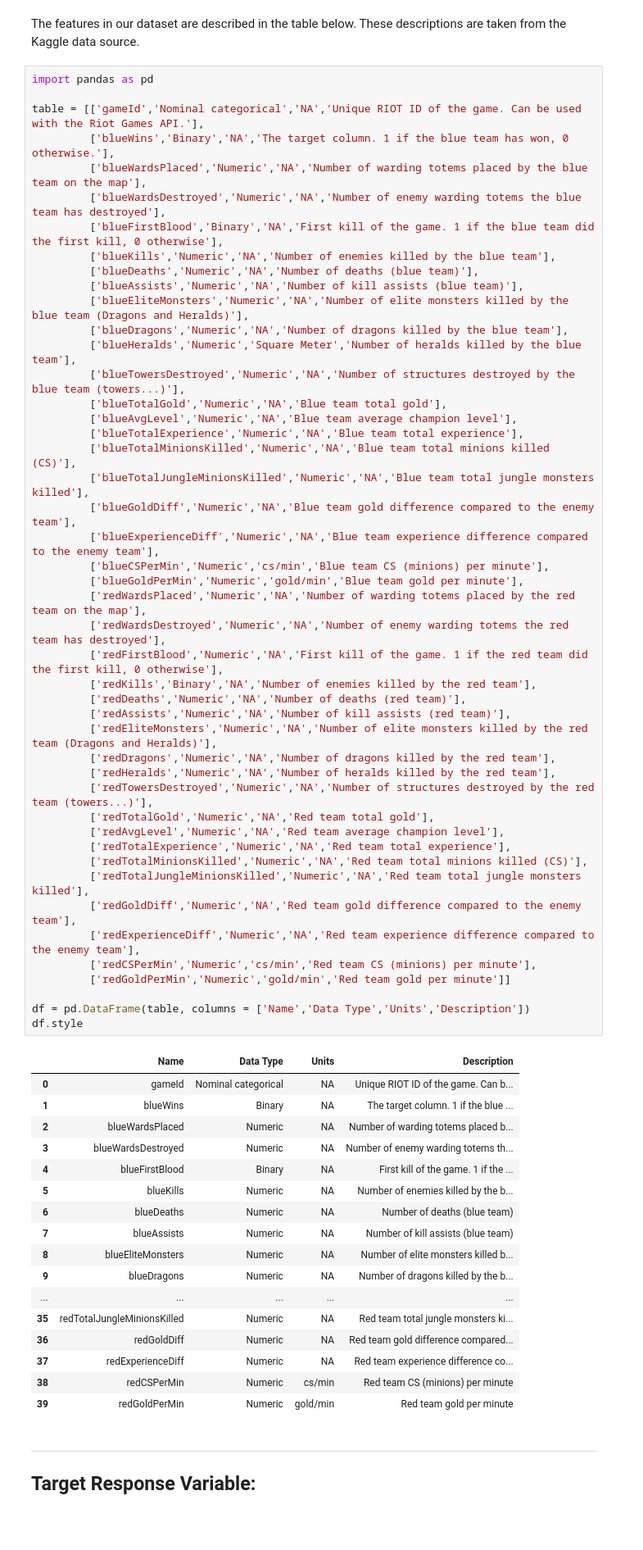
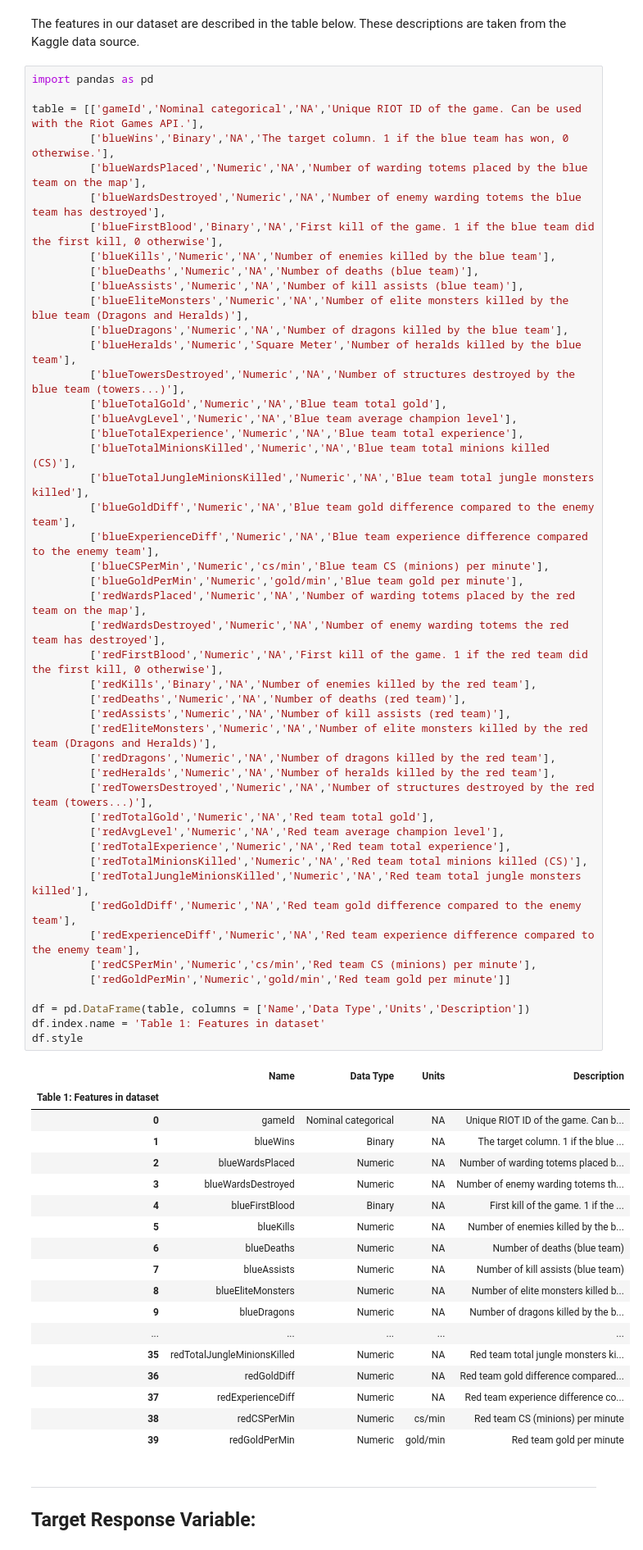
Before and after one commit to angelocarasig/lol_diamond_ranked_analysis, a Jupyter notebook: League of Legends Diamond Ranked Game Analysis.ipynb, the cells around one changed output. Shown: that part at 82% size. Cells and saved outputs as stored; diff of their text form; blank space fills up the shorter version.

```diff
--- a/League of Legends Diamond Ranked Game Analysis.ipynb
+++ b/League of Legends Diamond Ranked Game Analysis.ipynb
@@ -78,33 +78,35 @@ table = [['gameId','Nominal categorical','NA','Unique RIOT ID of the game. Can b
          ['blueTotalMinionsKilled','Numeric','NA','Blue team total minions killed (CS)'],
          ['blueTotalJungleMinionsKilled','Numeric','NA','Blue team total jungle monsters killed'],
          ['blueGoldDiff','Numeric','NA','Blue team gold difference compared to the enemy team'],
          ['blueExperienceDiff','Numeric','NA','Blue team experience difference compared to the enemy team'],
          ['blueCSPerMin','Numeric','cs/min','Blue team CS (minions) per minute'],
          ['blueGoldPerMin','Numeric','gold/min','Blue team gold per minute'],
          ['redWardsPlaced','Numeric','NA','Number of warding totems placed by the red team on the map'],
          ['redWardsDestroyed','Numeric','NA','Number of enemy warding totems the red team has destroyed'],
          ['redFirstBlood','Numeric','NA','First kill of the game. 1 if the red team did the first kill, 0 otherwise'],
          ['redKills','Binary','NA','Number of enemies killed by the red team'],
          ['redDeaths','Numeric','NA','Number of deaths (red team)'],
          ['redAssists','Numeric','NA','Number of kill assists (red team)'],
          ['redEliteMonsters','Numeric','NA','Number of elite monsters killed by the red team (Dragons and Heralds)'],
          ['redDragons','Numeric','NA','Number of dragons killed by the red team'],
          ['redHeralds','Numeric','NA','Number of heralds killed by the red team'],
          ['redTowersDestroyed','Numeric','NA','Number of structures destroyed by the red team (towers...)'],
          ['redTotalGold','Numeric','NA','Red team total gold'],
          ['redAvgLevel','Numeric','NA','Red team average champion level'],
          ['redTotalExperience','Numeric','NA','Red team total experience'],
          ['redTotalMinionsKilled','Numeric','NA','Red team total minions killed (CS)'],
          ['redTotalJungleMinionsKilled','Numeric','NA','Red team total jungle monsters killed'],
          ['redGoldDiff','Numeric','NA','Red team gold difference compared to the enemy team'],
          ['redExperienceDiff','Numeric','NA','Red team experience difference compared to the enemy team'],
          ['redCSPerMin','Numeric','cs/min','Red team CS (minions) per minute'],
          ['redGoldPerMin','Numeric','gold/min','Red team gold per minute']]
 
 df = pd.DataFrame(table, columns = ['Name','Data Type','Units','Description'])
+df.index.name = 'Table 1: Features in dataset'
 df.style
 # %% [output]
 |  | Name | Data Type | Units | Description |
+| Table 1: Features in dataset |  |  |  |  |
 | 0 | gameId | Nominal categorical | NA | Unique RIOT ID of the game. Can b... |
 | 1 | blueWins | Binary | NA | The target column. 1 if the blue ... |
 | 2 | blueWardsPlaced | Numeric | NA | Number of warding totems placed b... |
```
Also changed, not shown: parts of 7 cells of this notebook.
